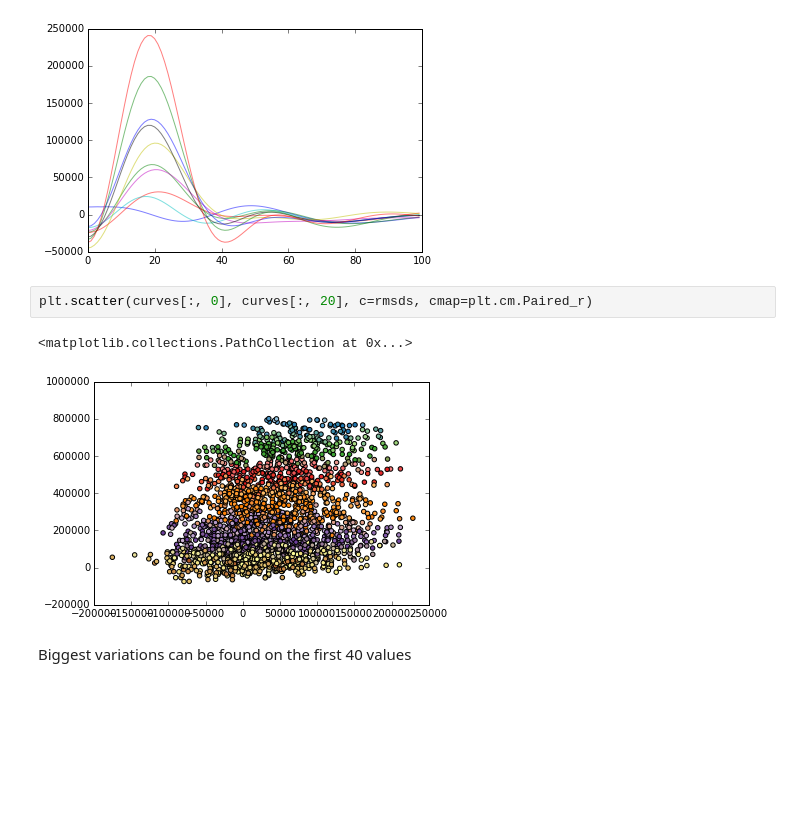
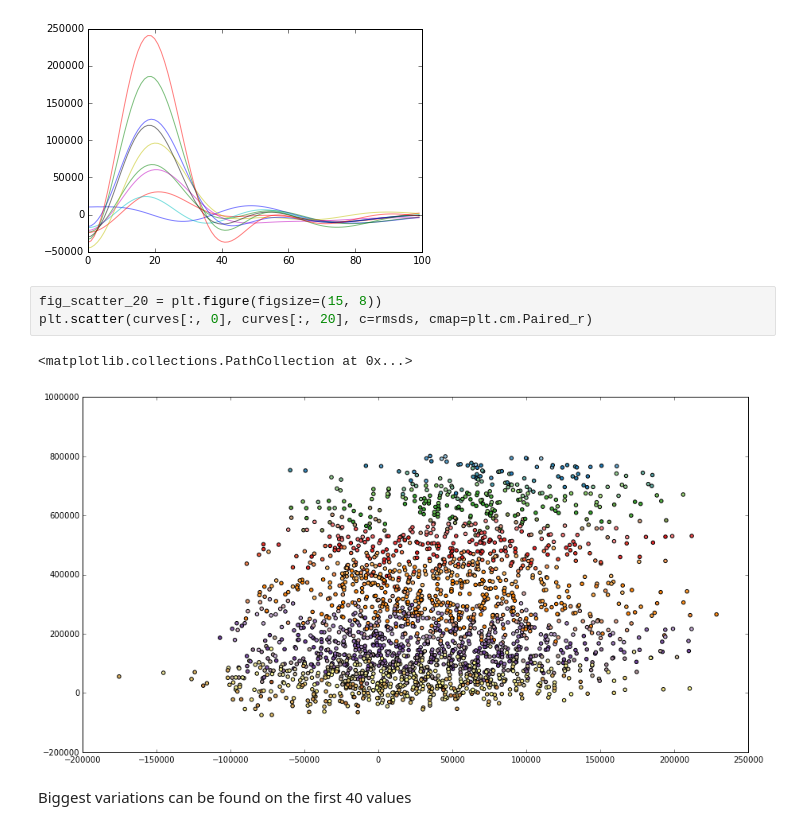
Before and after one commit to merqurio/saxs_project, a Jupyter notebook: Understanding Data.ipynb, the cells around one changed output. Drawn from its saved outputs; the diff is of its cells as text; blank space fills up the shorter version.

Commit message:
bigger graphics

```diff
--- a/Understanding Data.ipynb
+++ b/Understanding Data.ipynb
@@ -54,10 +54,11 @@ for protein in curves[:10]:
 # %% [output]
 [figure]
 # %%
+fig_scatter_20 = plt.figure(figsize=(15, 8))
 plt.scatter(curves[:, 0], curves[:, 20], c=rmsds, cmap=plt.cm.Paired_r)
 # %% [output]
 <matplotlib.collections.PathCollection at 0x...>
-[figure, old version]
+[figure, new version]
 # %% [markdown]
 Biggest variations can be found on the first 40 values
 # %%
```
Also changed, not shown: parts of 1 cell of this notebook.
